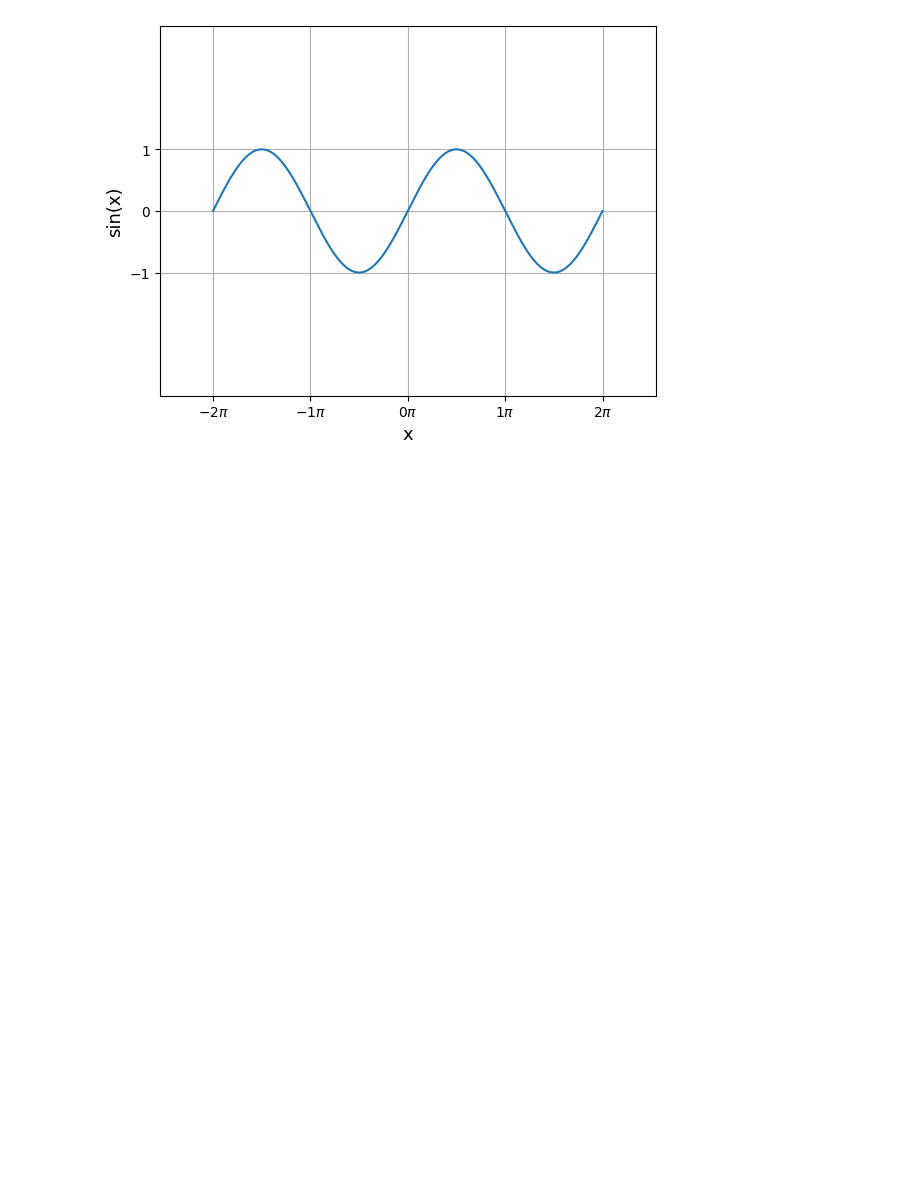
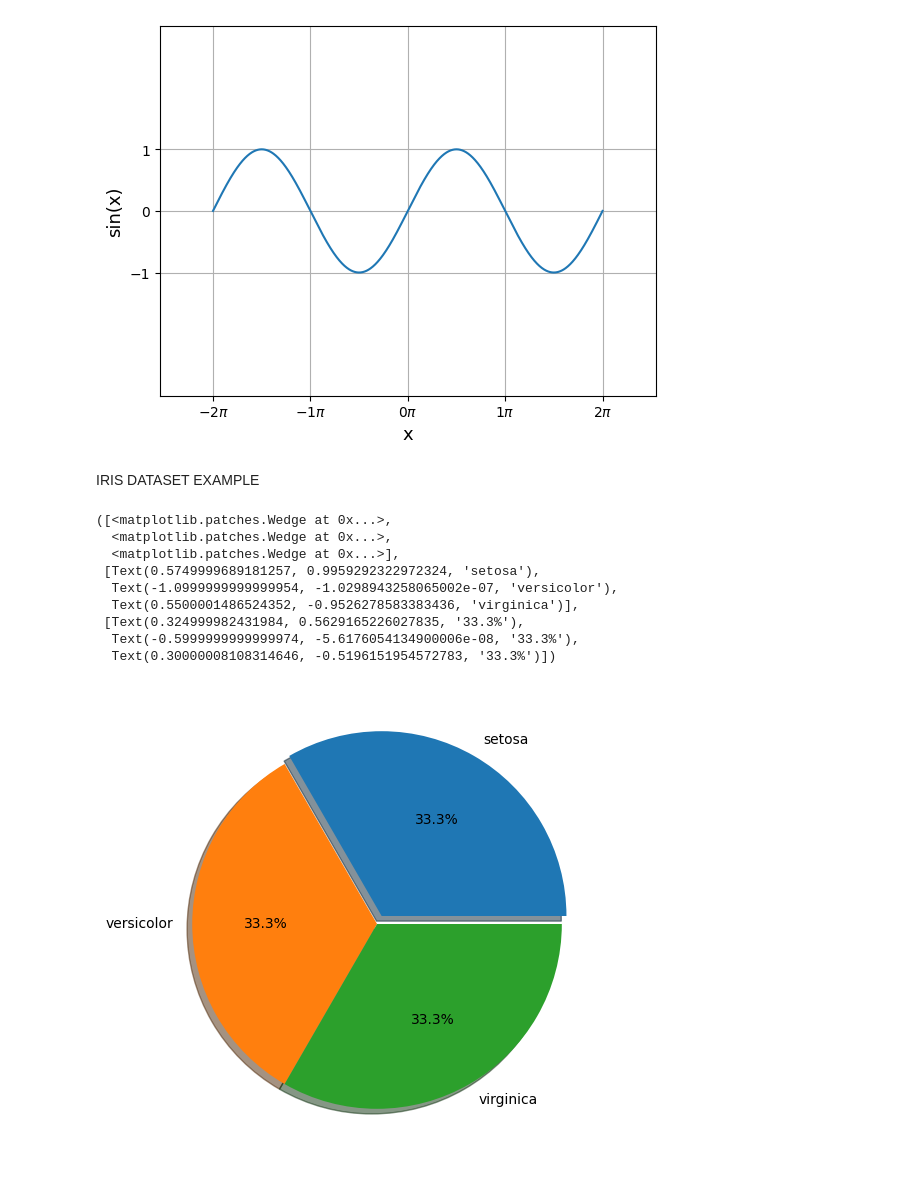
Before and after one commit to dimiporf/Contemporary-Approach-on-Programming-Lanuages---Scripts-for-University-of-Derby--Thesis-2023, a Jupyter notebook: datavis_100567030.ipynb, the cells around one changed output. Cells and saved outputs as stored; diff of their text form; code cells hidden in the pictures; blank space fills up the shorter version.

```diff
--- a/datavis_100567030.ipynb
+++ b/datavis_100567030.ipynb
@@ -95,3 +95,33 @@ def formatter(x,pos): return "${:1.0f}\pi$".format(x/np.pi)
 # %%
 from matplotlib.ticker import FuncFormatter
 form = FuncFormatter(formatter)
+# %% [markdown]
+IRIS DATASET EXAMPLE
+# %%
+import sklearn.datasets as ds
+
+iris = ds.load_iris()
+iris_x = iris['data']
+iris_y = iris['target']
+iris_x_labels = iris['feature_names']
+iris_y_labels = iris['target_names']
+
+setosa= np.where(iris_y == 0)
+versicolor = np.where(iris_y == 1)
+virginica = np.where(iris_y == 2)
+# %%
+(unique, counts) =np.unique(iris_y, return_counts=True)
+plt.figure(figsize=(6,6))
+
+plt.pie(counts, labels=iris_y_labels, autopct='%1.1f%%', shadow=True, explode=(0.05, 0,0))
+# %% [output]
+([<matplotlib.patches.Wedge at 0x...>,
+  <matplotlib.patches.Wedge at 0x...>,
+  <matplotlib.patches.Wedge at 0x...>],
+ [Text(0.5749999689181257, 0.9959292322972324, 'setosa'),
+  Text(-1.0999999999999954, -1.0298943258065002e-07, 'versicolor'),
+  Text(0.5500001486524352, -0.9526278583383436, 'virginica')],
+ [Text(0.324999982431984, 0.5629165226027835, '33.3%'),
+  Text(-0.5999999999999974, -5.6176054134900006e-08, '33.3%'),
+  Text(0.30000008108314646, -0.5196151954572783, '33.3%')])
+[figure, added]
```
Also changed, not shown: parts of 2 cells of this notebook.
